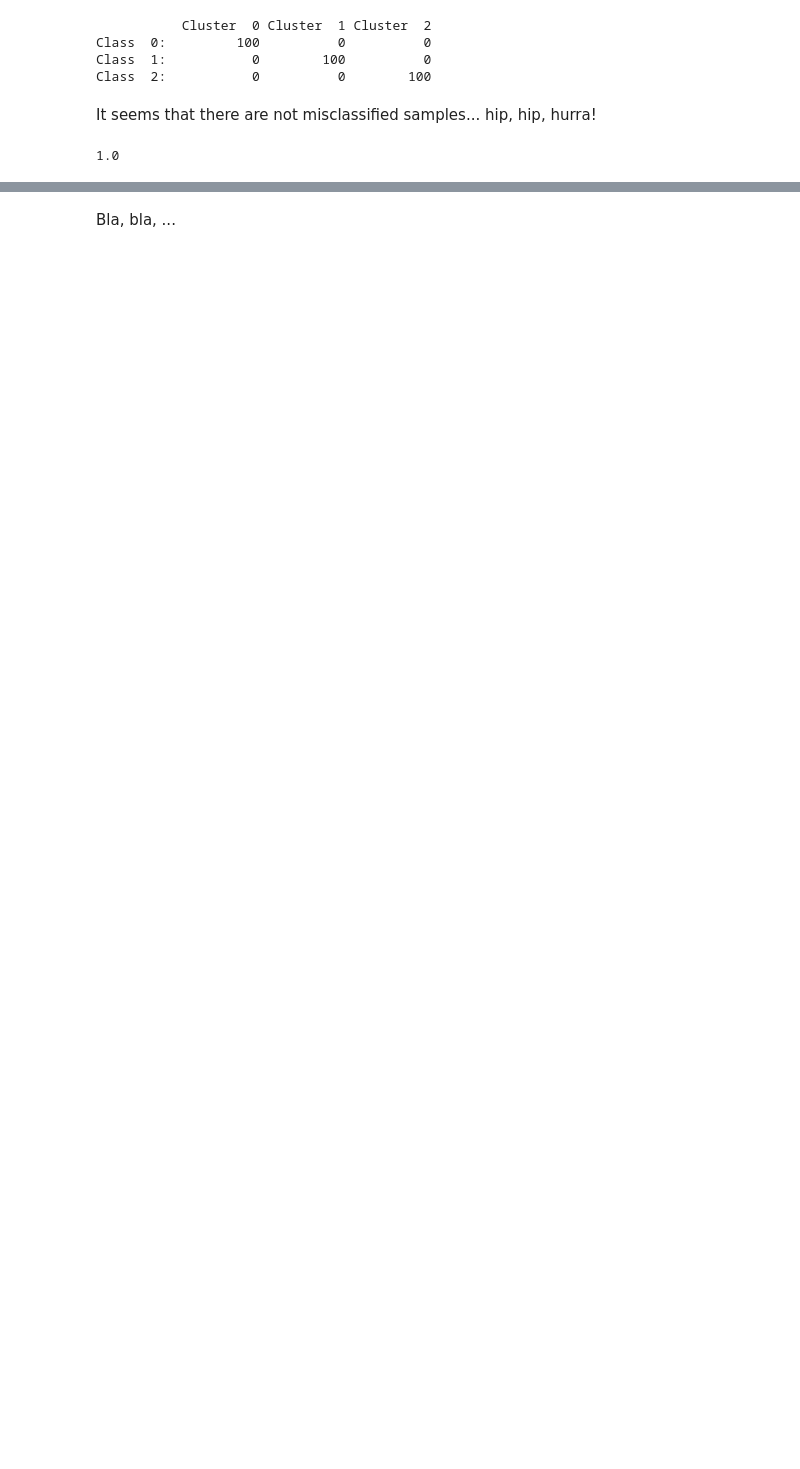
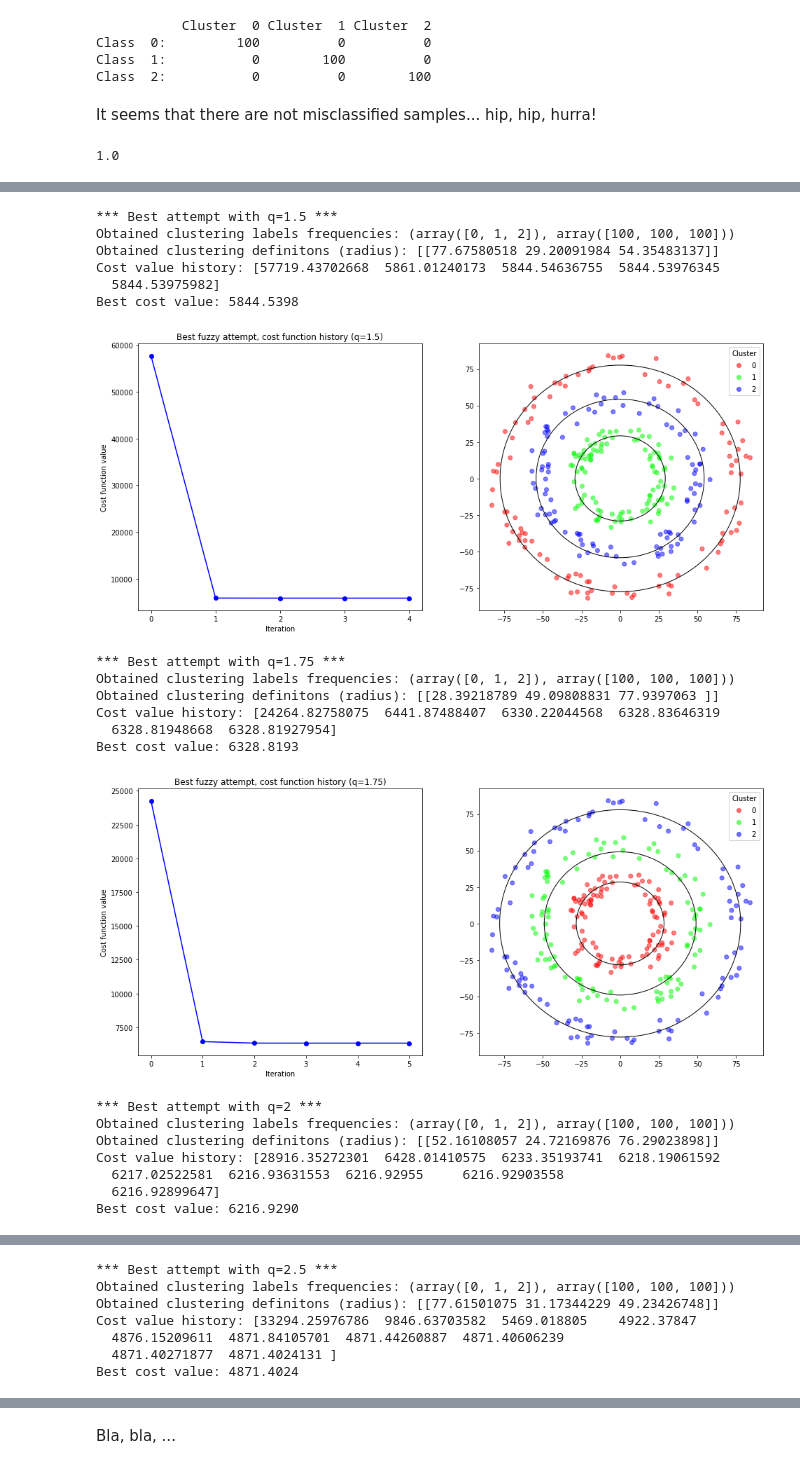
Before and after one commit to llublad/MUSI-AA, a Jupyter notebook: musi-aa-modulo2/handout_5/BERNAT_LADARIA_LLUIS_Handout_5.ipynb, the cells around one changed output, grey strips where cells are left out. Saved outputs shown, nothing was run; the diff lists cells and outputs as text; code cells hidden in the pictures; blank space fills up the shorter version.

```diff
--- a/musi-aa-modulo2/handout_5/BERNAT_LADARIA_LLUIS_Handout_5.ipynb
+++ b/musi-aa-modulo2/handout_5/BERNAT_LADARIA_LLUIS_Handout_5.ipynb
@@ -457,0 +514,8 @@ random.seed(1122)
+# %%
+def print_report(best_cluster_labels, best_theta_vector, cost_value_history, best_cost_value):
+    print("Obtained clustering labels frequencies:", np.unique(best_cluster_labels, return_counts=True))
+    print("Obtained clustering definitons (radius):", best_theta_vector.T)
+    print("Cost value history:", cost_value_history)
+    print(f"Best cost value: {best_cost_value:.4f}")
+
+    pass
@@ -518,0 +598,51 @@ best_v_measure
+# %%
+q_list = [1.5, 1.75, 2, 2.5]
+# %%
+for q in q_list:
+
+    [fuzzy_best_cluster_labels, fuzzy_best_theta_vector, fuzzy_cost_value_history, fuzzy_best_cost_value] = \
+        do_fuzzy_clust(X=X, M=M, n_iter=n_iter, n_attempts=n_attempts, eps=eps, q=q)
+
+    print(f"*** Best attempt with q={q} ***")
+    print_report(fuzzy_best_cluster_labels, fuzzy_best_theta_vector, fuzzy_cost_value_history, fuzzy_best_cost_value)
+    print("")
+
+    _, ax = plt.subplots(nrows=1, ncols=2, figsize=(16,7))
+    plt.subplot(1, 2, 1)
+    plt.title(f"Best fuzzy attempt, cost function history (q={q})")
+    plt.xlabel("Iteration")
+    plt.ylabel("Cost function value")
+    xticks_list = range(0, n_iter, 1)
+    plt.xticks(xticks_list)
+    plt.plot(fuzzy_cost_value_history, 'bo-')
+
+    scatter = ax[1].scatter(x=X[:,0], y=X[:,1], c=fuzzy_best_cluster_labels, alpha=0.5, cmap=paleta)
+    for r in fuzzy_best_theta_vector:
+        cir = plt.Circle((0, 0), r, color='k',fill=False)
+        ax[1].add_patch(cir)
+    my_legend = ax[1].legend(*scatter.legend_elements(), loc="upper right", title="Cluster")
+    ax[1].add_artist(my_legend)
+
+    plt.show()
+# %% [output]
+*** Best attempt with q=1.5 ***
+Obtained clustering labels frequencies: (array([0, 1, 2]), array([100, 100, 100]))
+Obtained clustering definitons (radius): [[77.67580518 29.20091984 54.35483137]]
+Cost value history: [57719.43702668  5861.01240173  5844.54636755  5844.53976345
+  5844.53975982]
+Best cost value: 5844.5398
+[figure, added]
+*** Best attempt with q=1.75 ***
+Obtained clustering labels frequencies: (array([0, 1, 2]), array([100, 100, 100]))
+Obtained clustering definitons (radius): [[28.39218789 49.09808831 77.9397063 ]]
+Cost value history: [24264.82758075  6441.87488407  6330.22044568  6328.83646319
+  6328.81948668  6328.81927954]
+Best cost value: 6328.8193
+[figure, added]
+*** Best attempt with q=2 ***
+Obtained clustering labels frequencies: (array([0, 1, 2]), array([100, 100, 100]))
+Obtained clustering definitons (radius): [[52.16108057 24.72169876 76.29023898]]
+Cost value history: [28916.35272301  6428.01410575  6233.35193741  6218.19061592
+  6217.02522581  6216.93631553  6216.92955     6216.92903558
+  6216.92899647]
+Best cost value: 6216.9290
@@ -518,0 +650,7 @@ best_v_measure
+*** Best attempt with q=2.5 ***
+Obtained clustering labels frequencies: (array([0, 1, 2]), array([100, 100, 100]))
+Obtained clustering definitons (radius): [[77.61501075 31.17344229 49.23426748]]
+Cost value history: [33294.25976786  9846.63703582  5469.018805    4922.37847
+  4876.15209611  4871.84105701  4871.44260887  4871.40606239
+  4871.40271877  4871.4024131 ]
+Best cost value: 4871.4024
```
Also changed, not shown: parts of 44 cells of this notebook.
